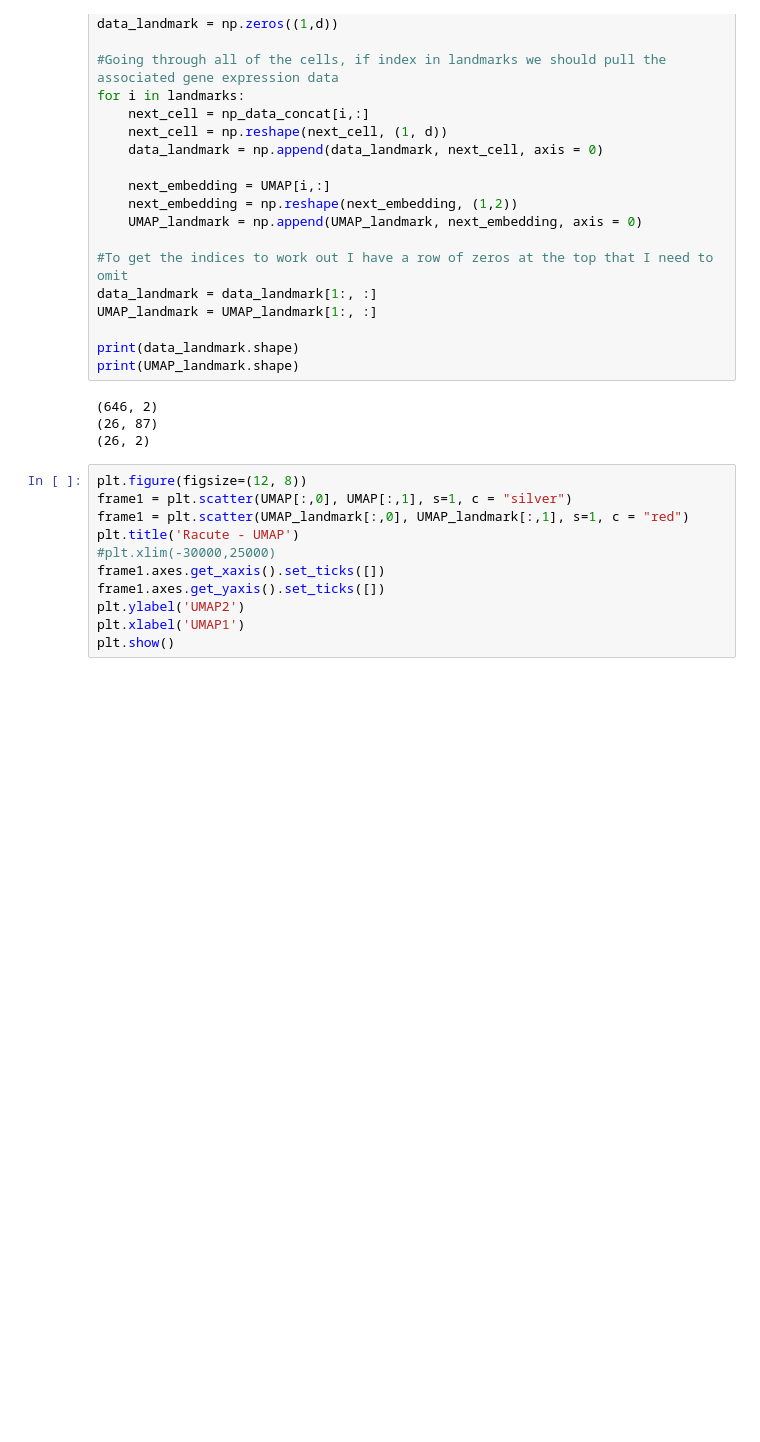
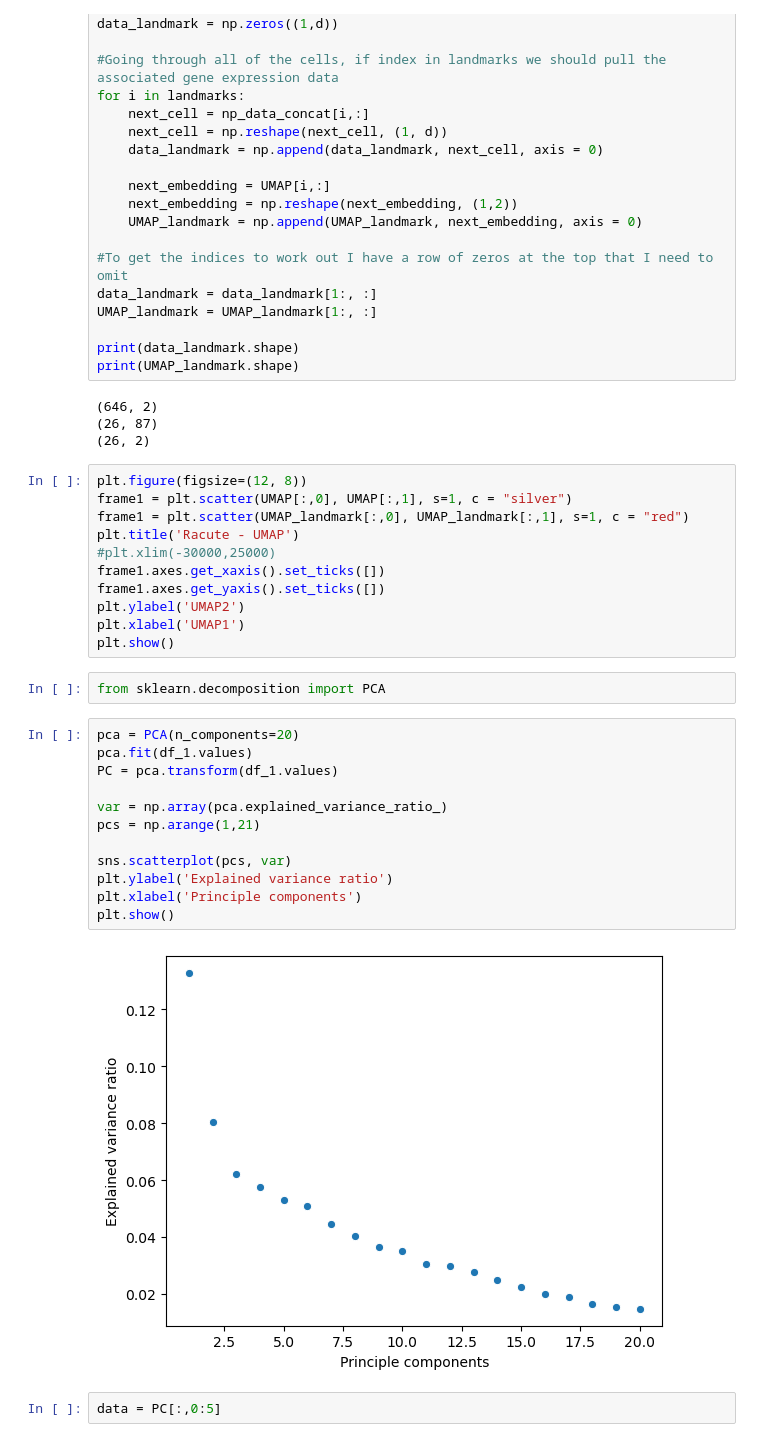
Before and after one commit to Orecchia-Research-Group/manifold_learning, a Jupyter notebook: neuro_circ.ipynb, the cells around one changed output. Drawn from its saved outputs; the diff is of its cells as text; blank space fills up the shorter version.

```diff
--- a/neuro_circ.ipynb
+++ b/neuro_circ.ipynb
@@ -347,3 +347,21 @@ frame1.axes.get_yaxis().set_ticks([])
 plt.ylabel('UMAP2')
 plt.xlabel('UMAP1')
 plt.show()
+# %%
+from sklearn.decomposition import PCA
+# %%
+pca = PCA(n_components=20)
+pca.fit(df_1.values)
+PC = pca.transform(df_1.values)
+
+var = np.array(pca.explained_variance_ratio_)
+pcs = np.arange(1,21)
+
+sns.scatterplot(pcs, var)
+plt.ylabel('Explained variance ratio')
+plt.xlabel('Principle components')
+plt.show()
+# %% [output]
+[figure, added]
+# %%
+data = PC[:,0:5]
```
Also changed, not shown: parts of 3 cells of this notebook.
